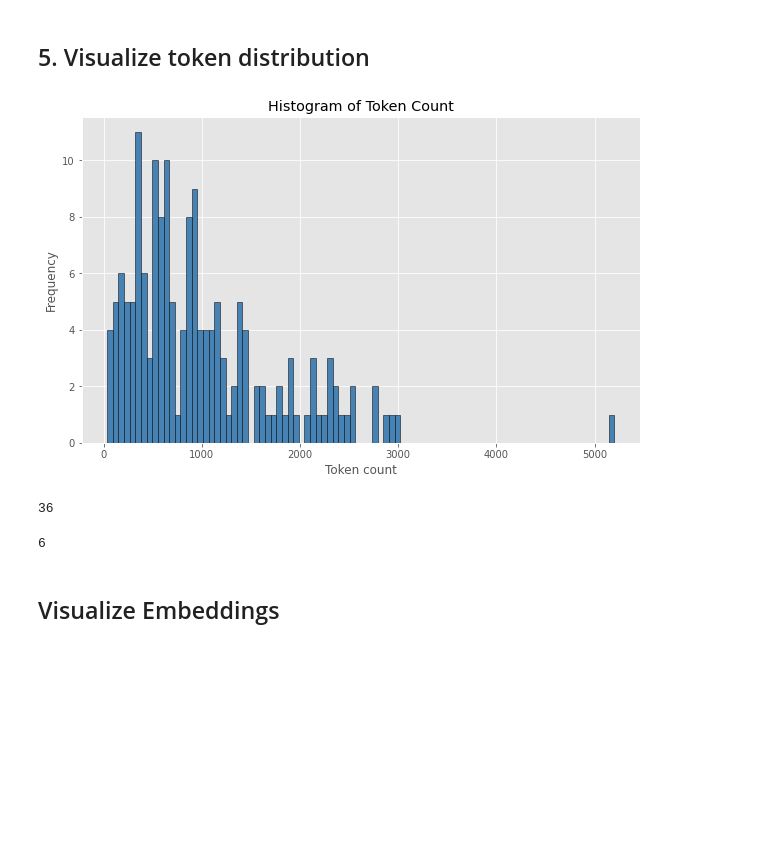
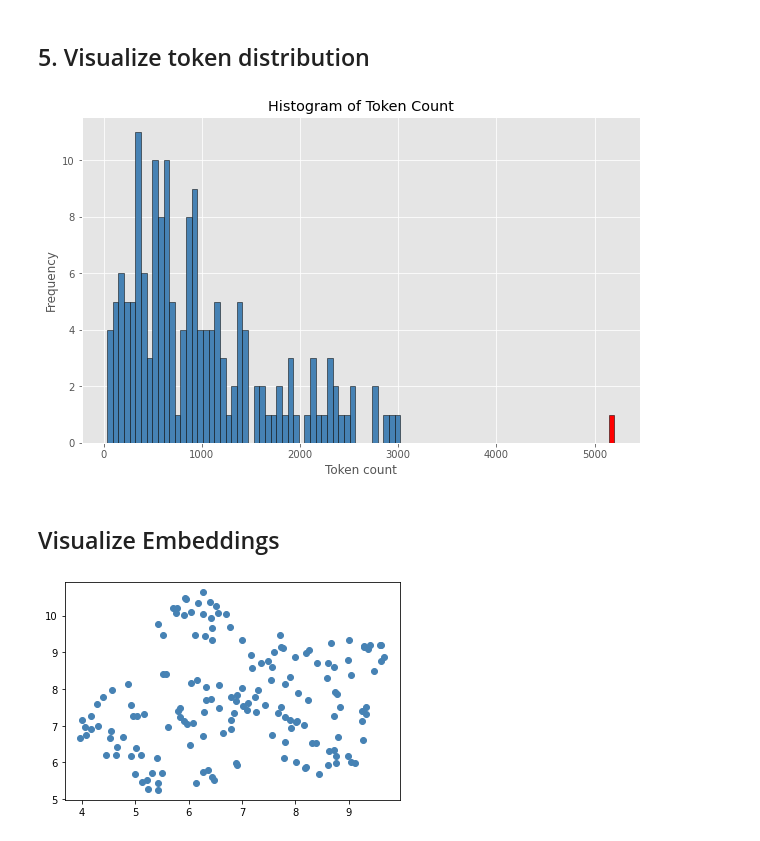
Before and after one commit to nouralkhoury/trials-llm, a Jupyter notebook: llm_refinement/notebooks/GoldenDataset_EDA.ipynb, the cells around one changed output. Cells and saved outputs as stored; diff of their text form; code cells hidden in the pictures; blank space fills up the shorter version.

```diff
--- a/llm_refinement/notebooks/GoldenDataset_EDA.ipynb
+++ b/llm_refinement/notebooks/GoldenDataset_EDA.ipynb
@@ -76,16 +76,14 @@ if not os.path.exists("images"):
 # %%
 plt.style.use('ggplot')
 plt.figure(figsize=(10,6)) # Make it 14x7 inch
-plt.hist(tokens, bins=90, linewidth=0.5,  ec="black", color = "steelblue")
+#plt.hist(tokens, bins=90, ,  ec="black", color = "steelblue")
+n, bins, patches = plt.hist(tokens, bins=90,linewidth=0.5, ec="black" ,color='steelblue')
+patches[89].set_fc('r') # the last is
 plt.title('Histogram of Token Count')
 plt.xlabel('Token count')
 plt.ylabel('Frequency')
-plt.savefig('images/token_count_hist.png')
+plt.savefig('images/token_count_hist_redbar.png')
 plt.show()
 # %% [output]
-[figure, old version]
+[figure, new version]
-# %%
-min(tokens)
-# %% [output]
-36
 # %%
@@ -93,7 +91,3 @@ short_docs = [i for i in dataset_docs if num_tokens_from_string(i, "cl100k_base"
-# %%
-len(short_docs)
-# %% [output]
-6
 # %% [markdown]
 ## Visualize Embeddings
 # %%
@@ -113,0 +107,7 @@ fig.write_image("images/umap_10neig_2cmp.jpeg")
+# %%
+plt.scatter(projections[:, 0],projections[:, 1],color='steelblue')
+plt.savefig("images/umap_10neig_2cmp.jpeg")
+#plt.scatter(X,Y2,color='g')
+plt.show()
+# %% [output]
+[figure, added]
```
Also changed, not shown: parts of 10 cells of this notebook.
